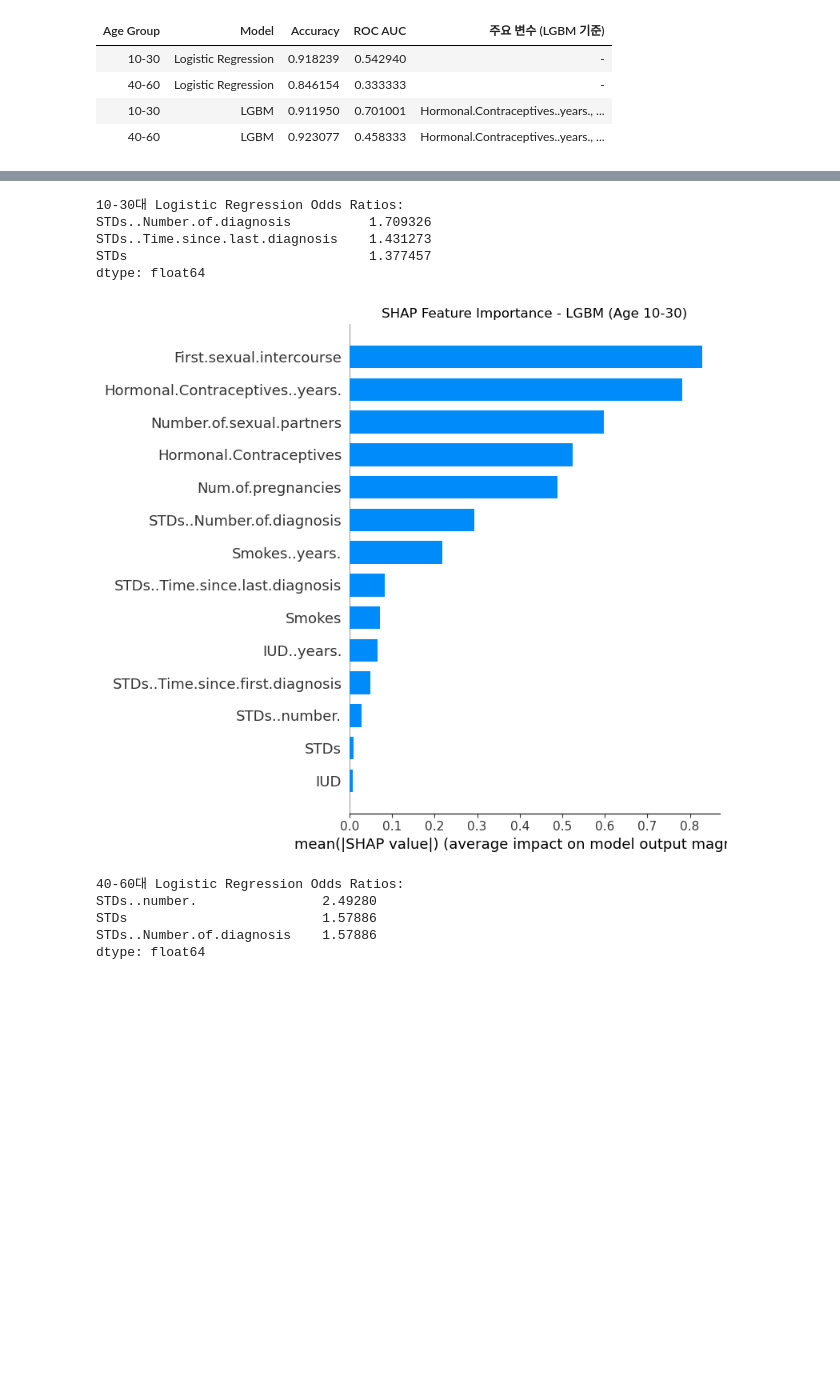
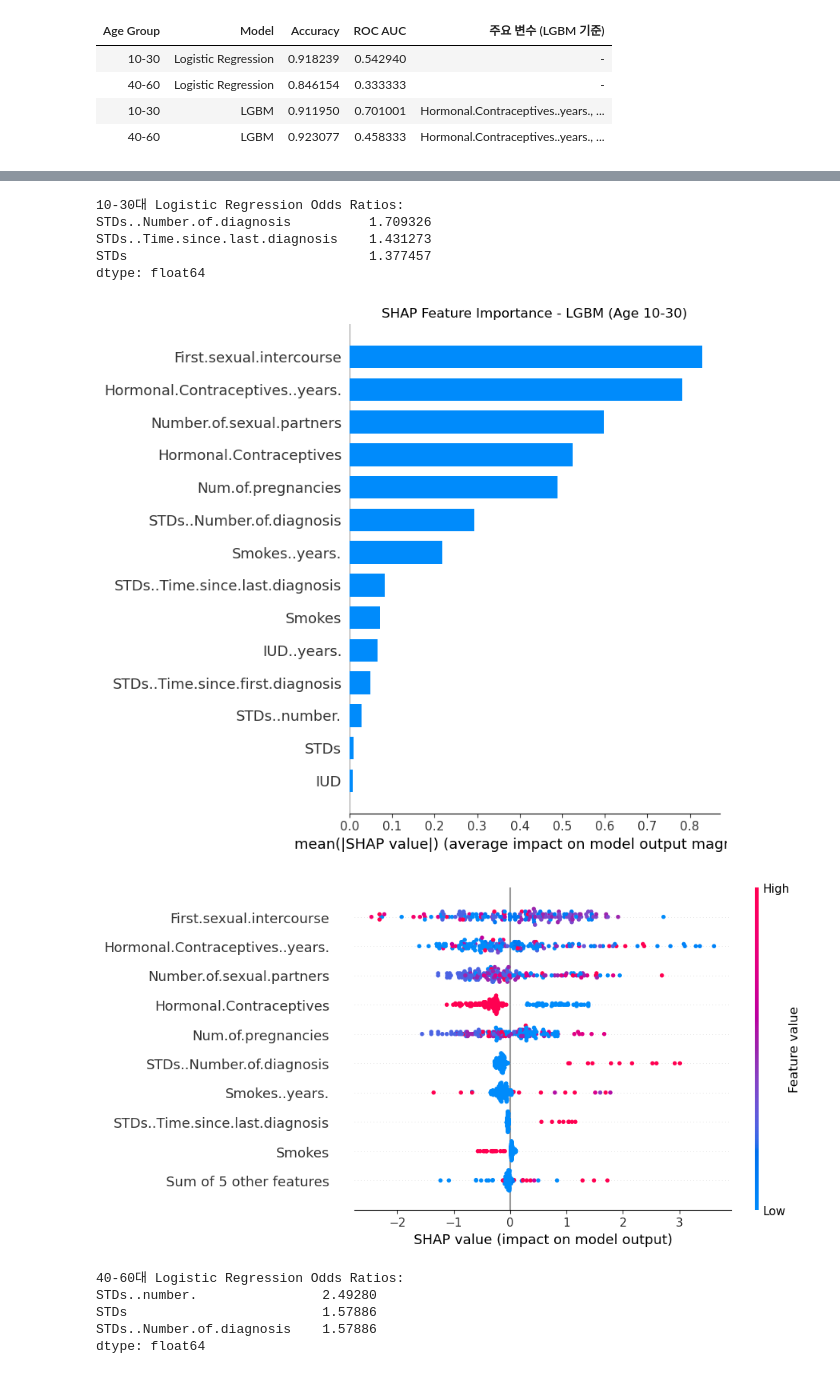
Before and after one commit to allaboutswing/xai1, a Jupyter notebook: 6주차 과제실습1.ipynb, the cells around one changed output, grey strips where cells are left out. Drawn from its saved outputs; the diff is of its cells as text; code cells hidden in the pictures; blank space fills up the shorter version.

```diff
--- a/6주차 과제실습1.ipynb
+++ b/6주차 과제실습1.ipynb
@@ -648,8 +648,6 @@ import matplotlib.pyplot as plt
 # 이미 계산된 LR odds ratio(coef_10_30)를 확인하면,
 print("10-30대 Logistic Regression Odds Ratios:")
 print(coef_10_30.head(3))
-# 예를 들어, 출력 결과에서 가장 높은 odds ratio를 보이는 변수가 'Schiller'라고 가정하면,
-# "Schiller" 변수의 odds ratio가 LR 모델에서 가장 큰 영향을 미치는 변수라고 해석할 수 있습니다.
 
 # === 2. LGBM SHAP 해석 (예: 10-30대) ===
 
@@ -663,45 +661,49 @@ plt.title("SHAP Feature Importance - LGBM (Age 10-30)")
 plt.tight_layout()
 plt.show()
 
-# SHAP 결과에서 mean absolute SHAP 값이 가장 큰 독립변수가 예측에 가장 큰 영향을 미치게 됩니다.
-# 예를 들어, SHAP 분석 결과에서도 'Schiller' 변수가 최상위에 있다면, LR와 LGBM 모두에서 'Schiller'가
-# 자궁암 예측에 가장 큰 영향을 미치는 변수라고 결론 내릴 수 있습니다.
+explainer = shap.TreeExplainer(lgbm_10_30)
+shap_values = explainer(X_test_10_30)
+
+shap.plots.beeswarm(shap_values)
 
 # === 3. 동일 방식으로 40-60대 모델에 대해서도 해석 ===
 
 # Logistic Regression (40-60대)
 print("40-60대 Logistic Regression Odds Ratios:")
 print(coef_40_60.head(3))
-# 예를 들어, 결과 상 'Citology' 변수가 높은 odds ratio를 보인다면,
-# 해당 변수가 40-60대 예측에서 가장 영향력이 크다고 볼 수 있습니다.
 
 # LGBM SHAP 해석 (40-60대)
 explainer_40_60 = shap.Explainer(lgbm_40_60)
 shap_values_40_60 = explainer_40_60(X_test_40_60)
 
 shap.summary_plot(shap_values_40_60, X_test_40_60, plot_type="bar", show=False)
 plt.title("SHAP Feature Importance - LGBM (Age 40-60)")
 plt.tight_layout()
 plt.show()
 
-# 예를 들어, SHAP plot에서도 'Citology'가 가장 높은 평균 절대 SHAP 값을 보인다면,
-# LGBM 모델 역시 'Citology'가 가장 큰 영향을 미치는 변수로 해석할 수 있습니다.
+explainer = shap.TreeExplainer(lgbm_40_60)
+shap_values = explainer(X_test_40_60)
+
+shap.plots.beeswarm(shap_values)
+
 
 # === 4. 결과 비교 요약 ===
 print("\n[결과 요약]")
 print("10-30대:")
 print(" - Logistic Regression: 가장 큰 영향력을 가진 변수 ->", coef_10_30.idxmax())
-print(" - LGBM (SHAP): SHAP summary plot에서 최상위 변수 확인 (예: 'Schiller')")
+print(" - LGBM (SHAP): SHAP summary plot에서 최상위 변수 확인")
+
 print("\n40-60대:")
 print(" - Logistic Regression: 가장 큰 영향력을 가진 변수 ->", coef_40_60.idxmax())
-print(" - LGBM (SHAP): SHAP summary plot에서 최상위 변수 확인 (예: 'Citology')")
+print(" - LGBM (SHAP): SHAP summary plot에서 최상위 변수 확인")
 # %% [output]
 10-30대 Logistic Regression Odds Ratios:
 STDs..Number.of.diagnosis          1.709326
 STDs..Time.since.last.diagnosis    1.431273
 STDs                               1.377457
 dtype: float64
 [figure]
+[figure, new version]
 40-60대 Logistic Regression Odds Ratios:
 STDs..number.                2.49280
 STDs                         1.57886
```
Also changed, not shown: parts of 18 cells of this notebook, 1 other file.
